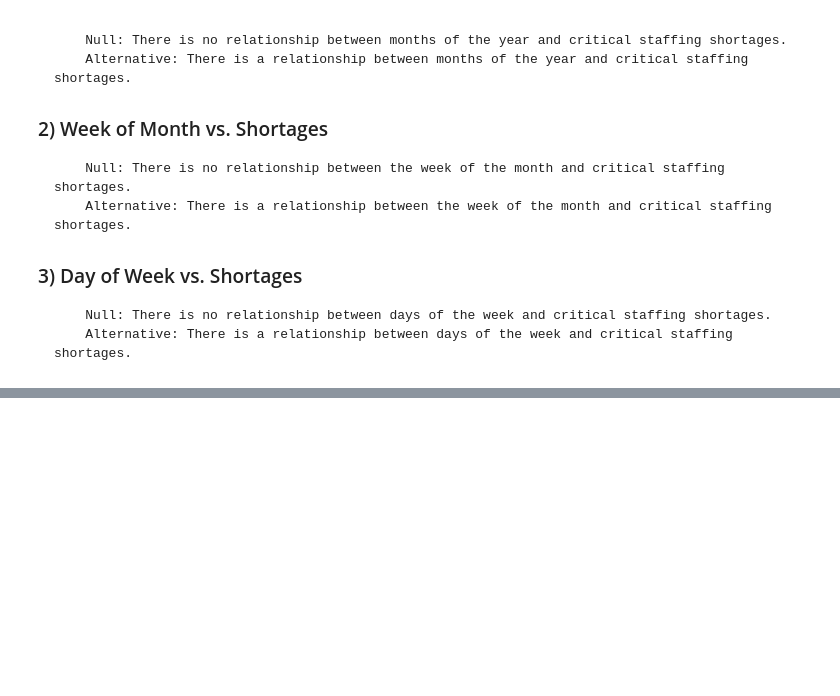
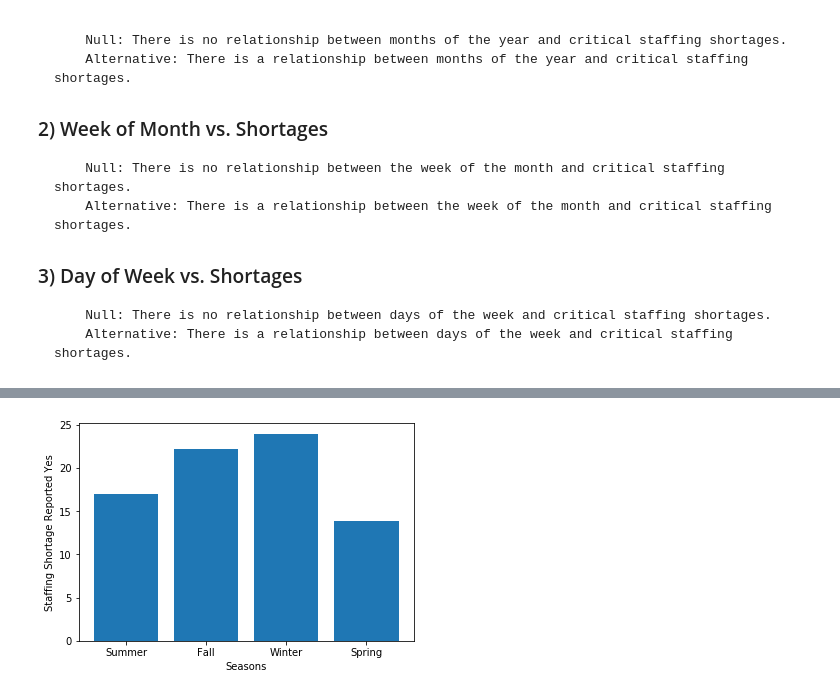
Before and after one commit to nkeplinger/healthcare_module7, a Jupyter notebook: Chronological_Analysis.ipynb, the cells around one changed output, grey strips where cells are left out. Saved outputs shown, nothing was run; the diff lists cells and outputs as text; code cells hidden in the pictures; blank space fills up the shorter version.

```diff
--- a/Chronological_Analysis.ipynb
+++ b/Chronological_Analysis.ipynb
@@ -127,0 +146,15 @@ plt.show()
+# %%
+# create a column for 'season'
+seasons = []
+for x in mean_by_date['date']:
+    month = x.split('/')[1]
+    if month == '01' or month == '02' or month == '12':
+        seasons.append('Winter')
+    elif month == '03' or month == '04' or month == '05':
+        seasons.append('Spring')
+    elif month == '06' or month == '07' or month == '08':
+        seasons.append('Summer')
+    else:
+        seasons.append('Fall')
+mean_by_date.insert(1, 'season', seasons)
+mean_by_date
@@ -127,0 +186,8 @@ plt.show()
+# %%
+plt.bar(mean_by_date['season'], mean_by_date['critical_staffing_shortage_today_yes'])
+plt.xlabel('Seasons')
+plt.ylabel('Staffing Shortage Reported Yes')
+plt.savefig('output/1-4')
+plt.show()
+# %% [output]
+[figure, added]
```
Also changed, not shown: parts of 28 cells of this notebook, 7 other files.
